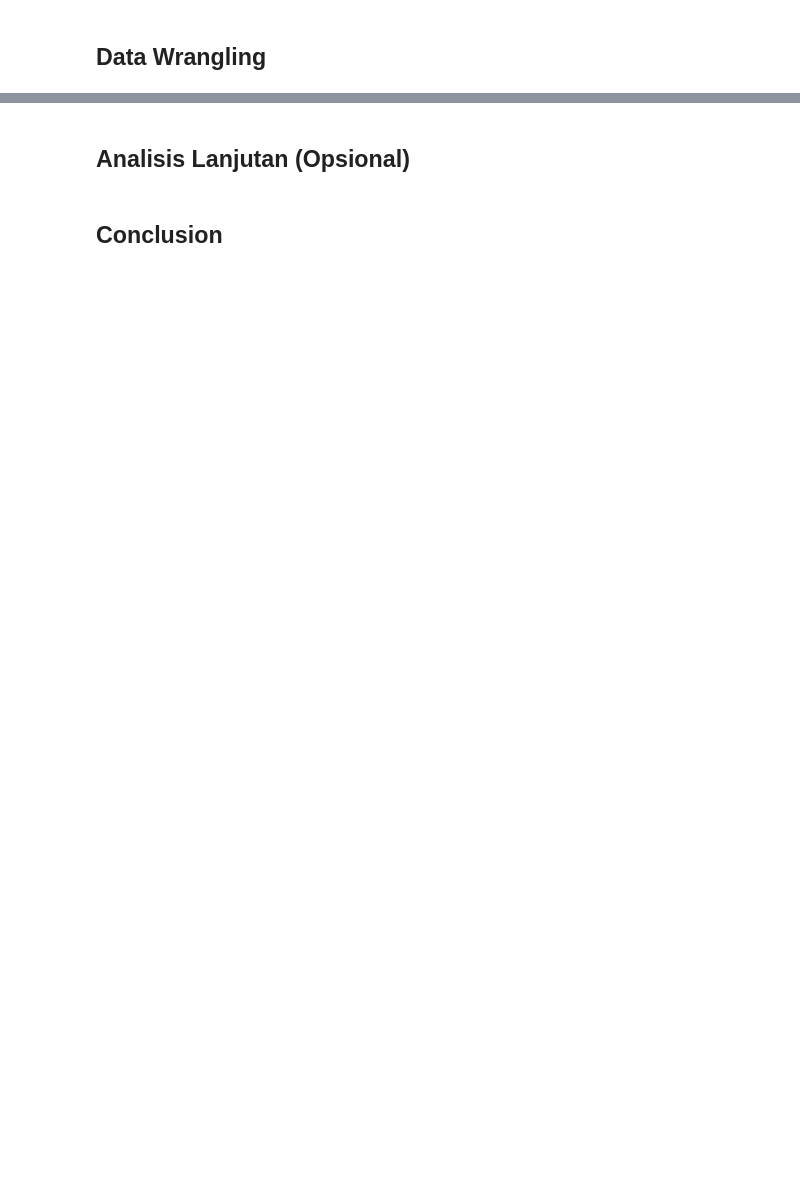
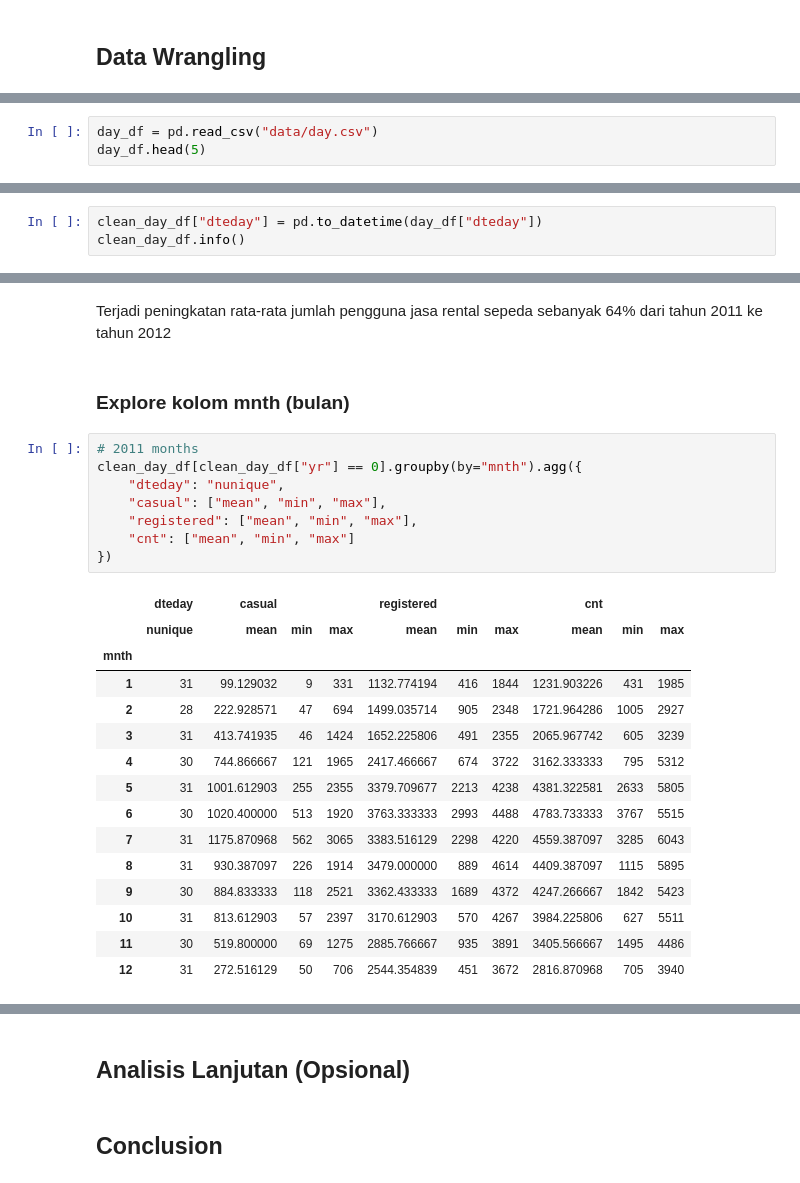
Before and after one commit to evanmantan/dicoding-data-analysis, a Jupyter notebook: notebook.ipynb, the cells around one changed output, grey strips where cells are left out. Saved outputs shown, nothing was run; the diff lists cells and outputs as text; blank space fills up the shorter version.

```diff
--- a/notebook.ipynb
+++ b/notebook.ipynb
@@ -54,0 +23,3 @@ import seaborn as sns
+# %%
+day_df = pd.read_csv("data/day.csv")
+day_df.head(5)
@@ -54,0 +137,3 @@ import seaborn as sns
+# %%
+clean_day_df["dteday"] = pd.to_datetime(day_df["dteday"])
+clean_day_df.info()
@@ -54,0 +298,28 @@ import seaborn as sns
+# %% [markdown]
+Terjadi peningkatan rata-rata jumlah pengguna jasa rental sepeda sebanyak 64% dari tahun 2011 ke tahun 2012
+# %% [markdown]
+### Explore kolom mnth (bulan)
+# %%
+# 2011 months
+clean_day_df[clean_day_df["yr"] == 0].groupby(by="mnth").agg({
+    "dteday": "nunique",
+    "casual": ["mean", "min", "max"],
+    "registered": ["mean", "min", "max"],
+    "cnt": ["mean", "min", "max"]
+})
+# %% [output]
+|  | dteday | casual |  |  | registered |  |  | cnt |  |  |
+|  | nunique | mean | min | max | mean | min | max | mean | min | max |
+| mnth |  |  |  |  |  |  |  |  |  |  |
+| 1 | 31 | 99.129032 | 9 | 331 | 1132.774194 | 416 | 1844 | 1231.903226 | 431 | 1985 |
+| 2 | 28 | 222.928571 | 47 | 694 | 1499.035714 | 905 | 2348 | 1721.964286 | 1005 | 2927 |
+| 3 | 31 | 413.741935 | 46 | 1424 | 1652.225806 | 491 | 2355 | 2065.967742 | 605 | 3239 |
+| 4 | 30 | 744.866667 | 121 | 1965 | 2417.466667 | 674 | 3722 | 3162.333333 | 795 | 5312 |
+| 5 | 31 | 1001.612903 | 255 | 2355 | 3379.709677 | 2213 | 4238 | 4381.322581 | 2633 | 5805 |
+| 6 | 30 | 1020.400000 | 513 | 1920 | 3763.333333 | 2993 | 4488 | 4783.733333 | 3767 | 5515 |
+| 7 | 31 | 1175.870968 | 562 | 3065 | 3383.516129 | 2298 | 4220 | 4559.387097 | 3285 | 6043 |
+| 8 | 31 | 930.387097 | 226 | 1914 | 3479.000000 | 889 | 4614 | 4409.387097 | 1115 | 5895 |
+| 9 | 30 | 884.833333 | 118 | 2521 | 3362.433333 | 1689 | 4372 | 4247.266667 | 1842 | 5423 |
+| 10 | 31 | 813.612903 | 57 | 2397 | 3170.612903 | 570 | 4267 | 3984.225806 | 627 | 5511 |
+| 11 | 30 | 519.800000 | 69 | 1275 | 2885.766667 | 935 | 3891 | 3405.566667 | 1495 | 4486 |
+| 12 | 31 | 272.516129 | 50 | 706 | 2544.354839 | 451 | 3672 | 2816.870968 | 705 | 3940 |
```
Also changed, not shown: parts of 69 cells of this notebook, 3 other files.
